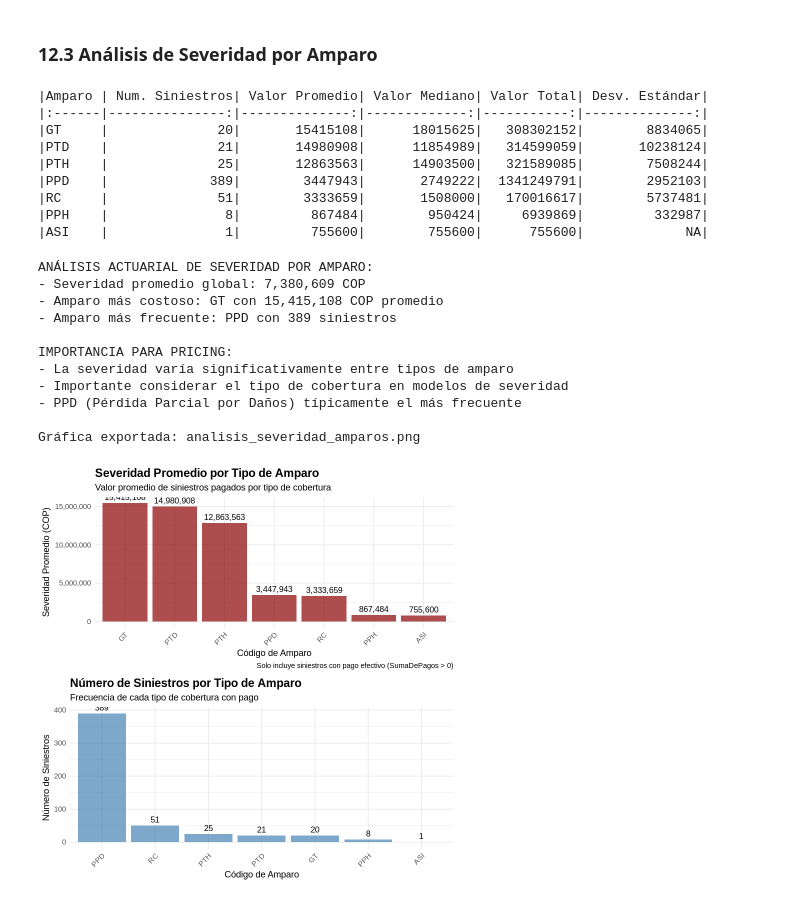
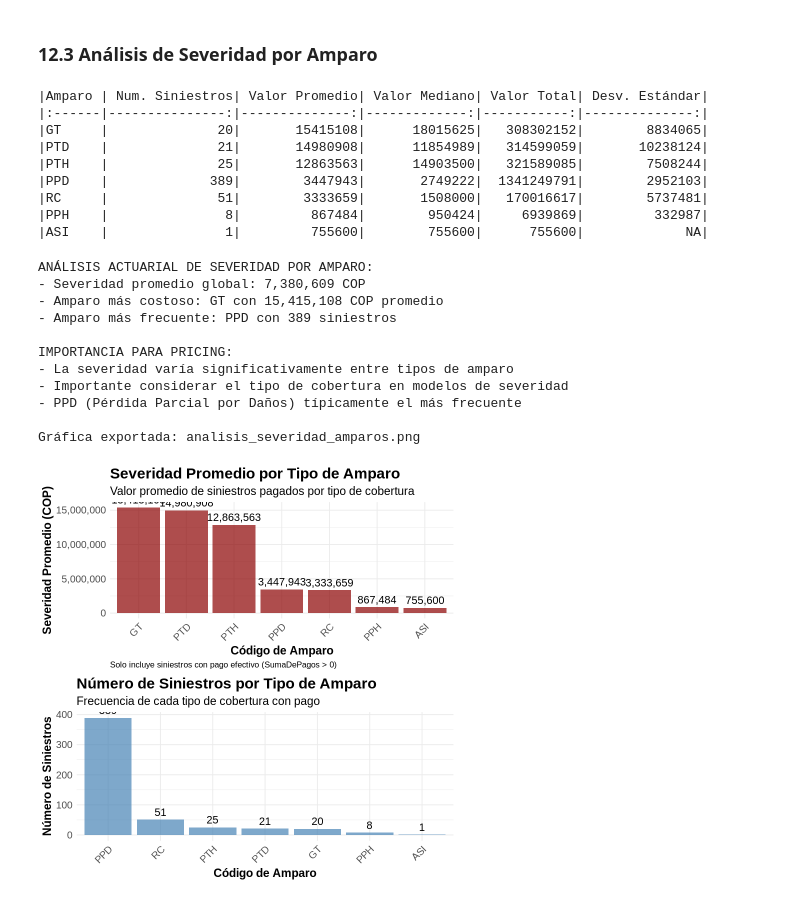
Before and after one commit to RiemannIntegrable/pricing-de-seguros-con-modelos-lineales-generalizados, a Jupyter notebook: notebooks/analisis_descriptivo.ipynb, the cells around one changed output. Cells and saved outputs as stored; diff of their text form; code cells hidden in the pictures.

```diff
--- a/notebooks/analisis_descriptivo.ipynb
+++ b/notebooks/analisis_descriptivo.ipynb
@@ -1310,26 +986,37 @@ analisis_amp_severidad <- data_clean %>%
 plot_severidad_amp <- ggplot(analisis_amp_severidad, aes(x = reorder(Amp, -valor_promedio), y = valor_promedio)) +
   geom_col(fill = "darkred", alpha = 0.7) +
   geom_text(aes(label = scales::comma(valor_promedio)),
-            vjust = -0.5, size = 3.5, angle = 0) +
+            vjust = -0.5, size = 4.5, angle = 0) +
   labs(title = "Severidad Promedio por Tipo de Amparo",
        subtitle = "Valor promedio de siniestros pagados por tipo de cobertura",
        x = "Código de Amparo", y = "Severidad Promedio (COP)",
        caption = "Solo incluye siniestros con pago efectivo (SumaDePagos > 0)") +
   scale_y_continuous(labels = scales::comma) +
   theme_minimal() +
-  theme(plot.title = element_text(size = 14, face = "bold"),
-        axis.text.x = element_text(angle = 45, hjust = 1))
+  theme(
+    plot.title = element_text(size = 18, face = "bold"),
+    plot.subtitle = element_text(size = 14),
+    axis.title = element_text(size = 14, face = "bold"),
+    axis.text = element_text(size = 12),
+    axis.text.x = element_text(angle = 45, hjust = 1),
+    plot.caption = element_text(size = 10, hjust = 0)
+  )
 
 plot_volumen_amp <- ggplot(analisis_amp_severidad, aes(x = reorder(Amp, -num_siniestros), y = num_siniestros)) +
   geom_col(fill = "steelblue", alpha = 0.7) +
   geom_text(aes(label = num_siniestros),
-            vjust = -0.5, size = 3.5) +
+            vjust = -0.5, size = 4.5) +
   labs(title = "Número de Siniestros por Tipo de Amparo",
        subtitle = "Frecuencia de cada tipo de cobertura con pago",
        x = "Código de Amparo", y = "Número de Siniestros") +
   theme_minimal() +
-  theme(plot.title = element_text(size = 14, face = "bold"),
-        axis.text.x = element_text(angle = 45, hjust = 1))
+  theme(
+    plot.title = element_text(size = 18, face = "bold"),
+    plot.subtitle = element_text(size = 14),
+    axis.title = element_text(size = 14, face = "bold"),
+    axis.text = element_text(size = 12),
+    axis.text.x = element_text(angle = 45, hjust = 1)
+  )
 
 combined_amp <- grid.arrange(plot_severidad_amp, plot_volumen_amp, ncol = 1)
 
@@ -1351,31 +1038,31 @@ amparo_mas_frecuente <- analisis_amp_severidad$Amp[which.max(analisis_amp_severi
 freq_mas_alta <- max(analisis_amp_severidad$num_siniestros)
 cat("- Amparo más frecuente:", amparo_mas_frecuente, "con", freq_mas_alta, "siniestros\n")
 
 cat("\nIMPORTANCIA PARA PRICING:\n")
 cat("- La severidad varía significativamente entre tipos de amparo\n")
 cat("- Importante considerar el tipo de cobertura en modelos de severidad\n")
 cat("- PPD (Pérdida Parcial por Daños) típicamente el más frecuente\n\n")
 
 cat("Gráfica exportada: analisis_severidad_amparos.png")
 # %% [output]
 |Amparo | Num. Siniestros| Valor Promedio| Valor Mediano| Valor Total| Desv. Estándar|
 |:------|---------------:|--------------:|-------------:|-----------:|--------------:|
 |GT     |              20|       15415108|      18015625|   308302152|        8834065|
 |PTD    |              21|       14980908|      11854989|   314599059|       10238124|
 |PTH    |              25|       12863563|      14903500|   321589085|        7508244|
 |PPD    |             389|        3447943|       2749222|  1341249791|        2952103|
 |RC     |              51|        3333659|       1508000|   170016617|        5737481|
 |PPH    |               8|         867484|        950424|     6939869|         332987|
 |ASI    |               1|         755600|        755600|      755600|             NA|
 ANÁLISIS ACTUARIAL DE SEVERIDAD POR AMPARO:
 - Severidad promedio global: 7,380,609 COP
 - Amparo más costoso: GT con 15,415,108 COP promedio
 - Amparo más frecuente: PPD con 389 siniestros
 
 IMPORTANCIA PARA PRICING:
 - La severidad varía significativamente entre tipos de amparo
 - Importante considerar el tipo de cobertura en modelos de severidad
 - PPD (Pérdida Parcial por Daños) típicamente el más frecuente
 
 Gráfica exportada: analisis_severidad_amparos.png
-[figure, old version]
+[figure, new version]
```
Also changed, not shown: parts of 37 cells of this notebook, 44 other files.
